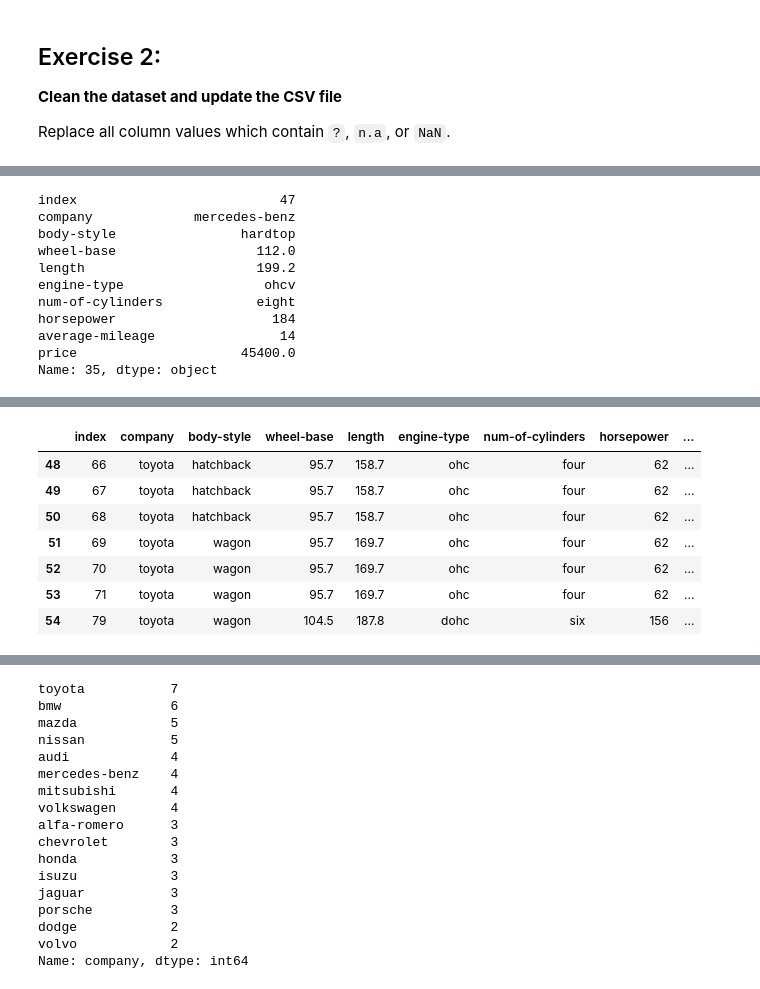
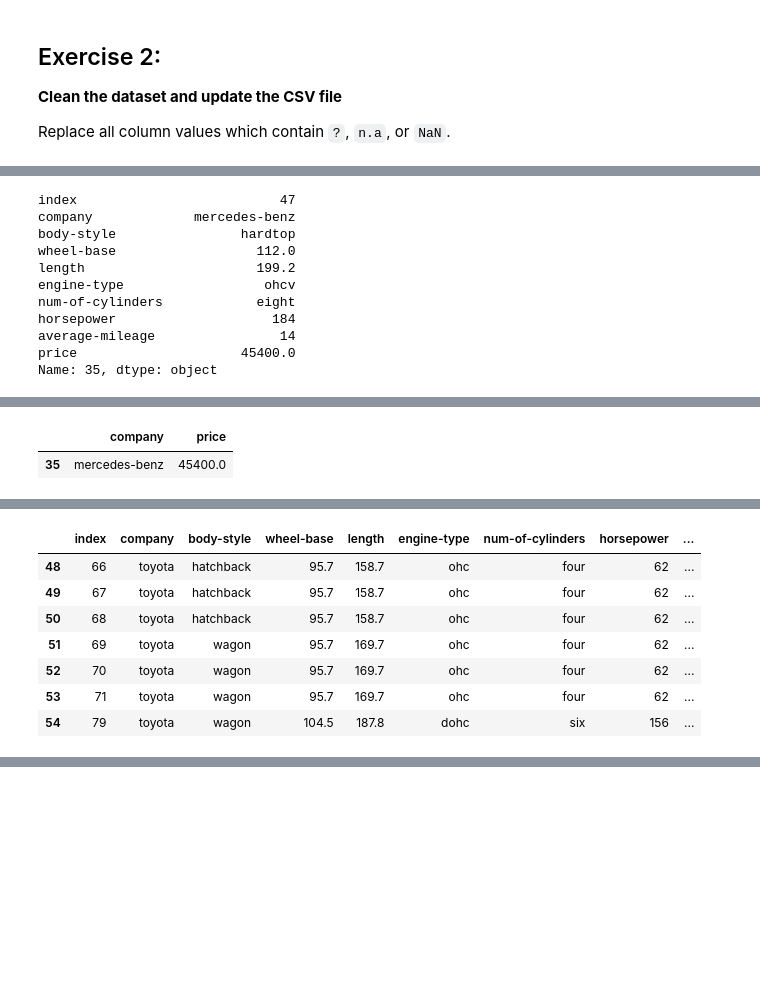
Before and after one commit to aithamza/M111-Advanced-Python-and-Database-Management, a Jupyter notebook: day01/exercises/04_Pandas.ipynb, the cells around one changed output, grey strips where cells are left out. Cells and saved outputs as stored; diff of their text form; code cells hidden in the pictures; blank space fills up the shorter version.

```diff
--- a/day01/exercises/04_Pandas.ipynb
+++ b/day01/exercises/04_Pandas.ipynb
@@ -64,3 +64,17 @@ df.dropna(inplace=True)
+# %%
+df.iloc[df.price.idxmax()]
+# %% [output]
+index                          47
+company             mercedes-benz
+body-style                hardtop
+wheel-base                  112.0
+length                      199.2
+engine-type                  ohcv
+num-of-cylinders            eight
+horsepower                    184
+average-mileage                14
+price                     45400.0
+Name: 35, dtype: object
 # %% [markdown]
 ## Exercise 3:
 **Find the most expensive car company name**
@@ -70,36 +84,28 @@ Print most expensive car’s company name and price.
 - Desired Output:
 
 ![pandas_printing_most_costly_car_name.webp](attachment:pandas_printing_most_costly_car_name.webp)
-# %%
-df.iloc[df.price.idxmax()]
-# %% [output]
-index                          47
-company             mercedes-benz
-body-style                hardtop
-wheel-base                  112.0
-length                      199.2
-engine-type                  ohcv
-num-of-cylinders            eight
-horsepower                    184
-average-mileage                14
-price                     45400.0
-Name: 35, dtype: object
+# %%
+df = df [['company','price']][df.price==df['price'].max()]
+df
+# %% [output]
+|  | company | price |
+| 35 | mercedes-benz | 45400.0 |
 # %% [markdown]
 ## Exercise 4:
 **Print All Toyota Cars details**
 - Desired Output:
 ![pandas_printing_all_toyota_car_data.webp](attachment:pandas_printing_all_toyota_car_data.webp)
-# %%
-df.loc[df.company == "toyota"]
-# %% [output]
-|  | index | company | body-style | wheel-base | length | engine-type | num-of-cylinders | horsepower | ... |
-| 48 | 66 | toyota | hatchback | 95.7 | 158.7 | ohc | four | 62 | ... |
-| 49 | 67 | toyota | hatchback | 95.7 | 158.7 | ohc | four | 62 | ... |
-| 50 | 68 | toyota | hatchback | 95.7 | 158.7 | ohc | four | 62 | ... |
-| 51 | 69 | toyota | wagon | 95.7 | 169.7 | ohc | four | 62 | ... |
-| 52 | 70 | toyota | wagon | 95.7 | 169.7 | ohc | four | 62 | ... |
-| 53 | 71 | toyota | wagon | 95.7 | 169.7 | ohc | four | 62 | ... |
-| 54 | 79 | toyota | wagon | 104.5 | 187.8 | dohc | six | 156 | ... |
+# %%
+df.loc[df.company == "toyota"]
+# %% [output]
+|  | index | company | body-style | wheel-base | length | engine-type | num-of-cylinders | horsepower | ... |
+| 48 | 66 | toyota | hatchback | 95.7 | 158.7 | ohc | four | 62 | ... |
+| 49 | 67 | toyota | hatchback | 95.7 | 158.7 | ohc | four | 62 | ... |
+| 50 | 68 | toyota | hatchback | 95.7 | 158.7 | ohc | four | 62 | ... |
+| 51 | 69 | toyota | wagon | 95.7 | 169.7 | ohc | four | 62 | ... |
+| 52 | 70 | toyota | wagon | 95.7 | 169.7 | ohc | four | 62 | ... |
+| 53 | 71 | toyota | wagon | 95.7 | 169.7 | ohc | four | 62 | ... |
+| 54 | 79 | toyota | wagon | 104.5 | 187.8 | dohc | six | 156 | ... |
 # %% [markdown]
 ## Exercise 5:
 Count total cars per company
@@ -107,23 +113,3 @@ Count total cars per company
 - Desired Outcome:
 
 ![pandas_count_total_cars_per_company.webp](attachment:pandas_count_total_cars_per_company.webp)
-# %%
-df.company.value_counts()
-# %% [output]
-toyota           7
-bmw              6
-mazda            5
-nissan           5
-audi             4
-mercedes-benz    4
-mitsubishi       4
-volkswagen       4
-alfa-romero      3
-chevrolet        3
-honda            3
-isuzu            3
-jaguar           3
-porsche          3
-dodge            2
-volvo            2
-Name: company, dtype: int64
```
Also changed, not shown: parts of 25 cells of this notebook.
